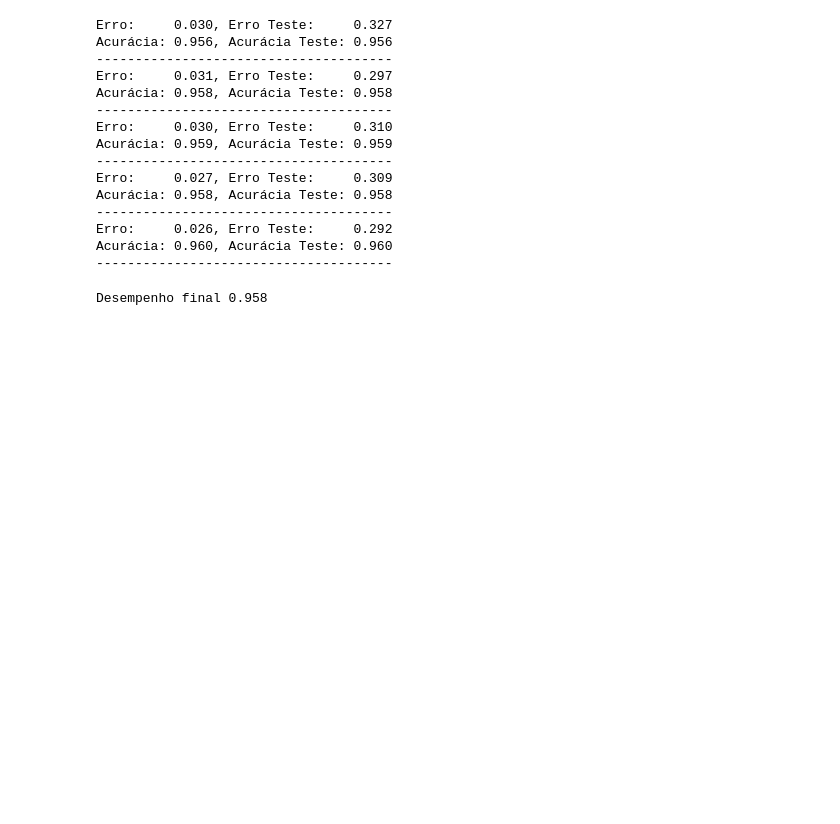
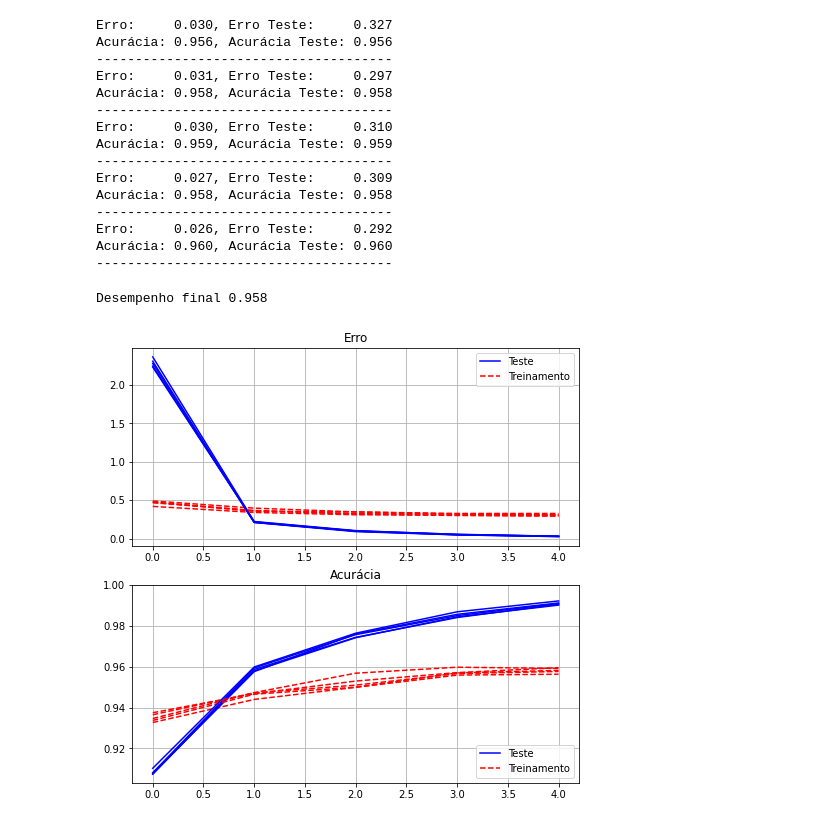
Before and after one commit to MarcoGrivol/aprendizado-maquina1, a Jupyter notebook: Trabalho 1/Teste.ipynb, the cells around one changed output. Saved outputs shown, nothing was run; the diff lists cells and outputs as text; code cells hidden in the pictures; blank space fills up the shorter version.

Commit message:
plot history

```diff
--- a/Trabalho 1/Teste.ipynb
+++ b/Trabalho 1/Teste.ipynb
@@ -203,3 +203,7 @@ acc = [h['val_sparse_categorical_accuracy'][-1] for h in history]
 print(f'Desempenho final {np.mean(acc):.3f}')
 # %% [output]
 Desempenho final 0.958
+# %%
+plot_history(history)
+# %% [output]
+[figure, added]
```
